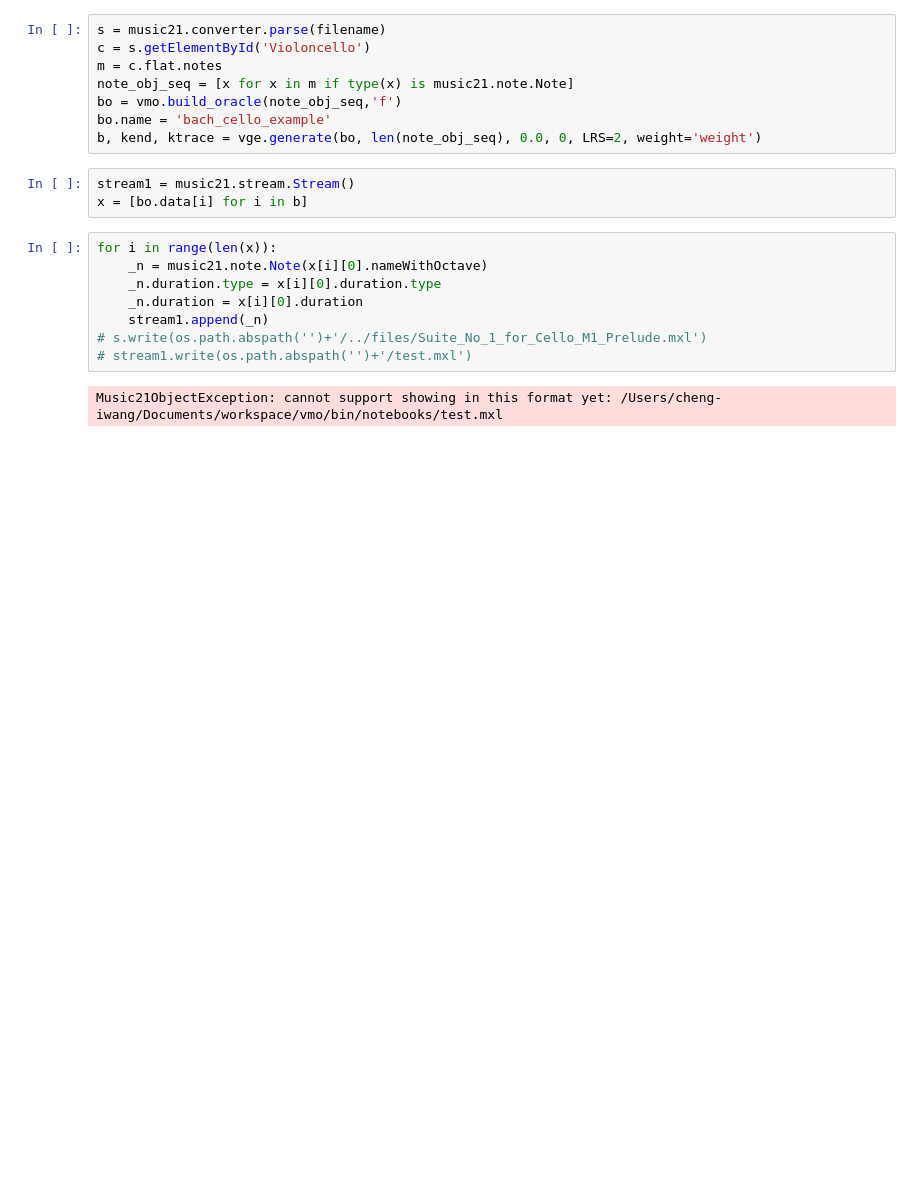
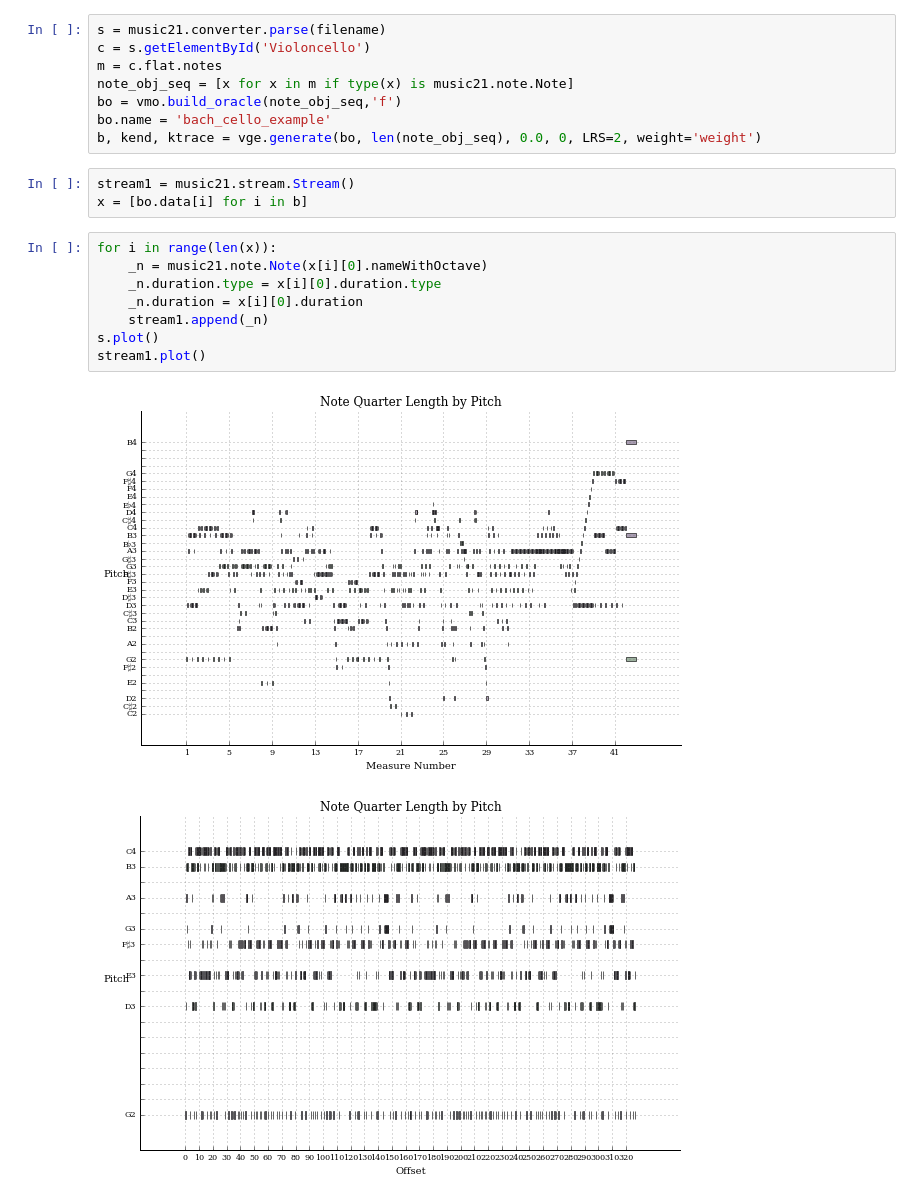
Before and after one commit to wangsix/vmo, a Jupyter notebook: bin/notebooks/bach_cello_midi_example.ipynb, the cells around one changed output. Drawn from its saved outputs; the diff is of its cells as text; blank space fills up the shorter version.

Commit message:
Fixed bach example plotting codes

```diff
--- a/bin/notebooks/bach_cello_midi_example.ipynb
+++ b/bin/notebooks/bach_cello_midi_example.ipynb
@@ -26,10 +28,11 @@ x = [bo.data[i] for i in b]
 # %%
 for i in range(len(x)):
     _n = music21.note.Note(x[i][0].nameWithOctave)
     _n.duration.type = x[i][0].duration.type
     _n.duration = x[i][0].duration
     stream1.append(_n)
-# s.write(os.path.abspath('')+'/../files/Suite_No_1_for_Cello_M1_Prelude.mxl')
-# stream1.write(os.path.abspath('')+'/test.mxl')
+s.plot()
+stream1.plot()
 # %% [output]
-Music21ObjectException: cannot support showing in this format yet: /Users/cheng-iwang/Documents/workspace/vmo/bin/notebooks/test.mxl
+[figure, added]
+[figure, added]
```
Also changed, not shown: parts of 1 cell of this notebook.
